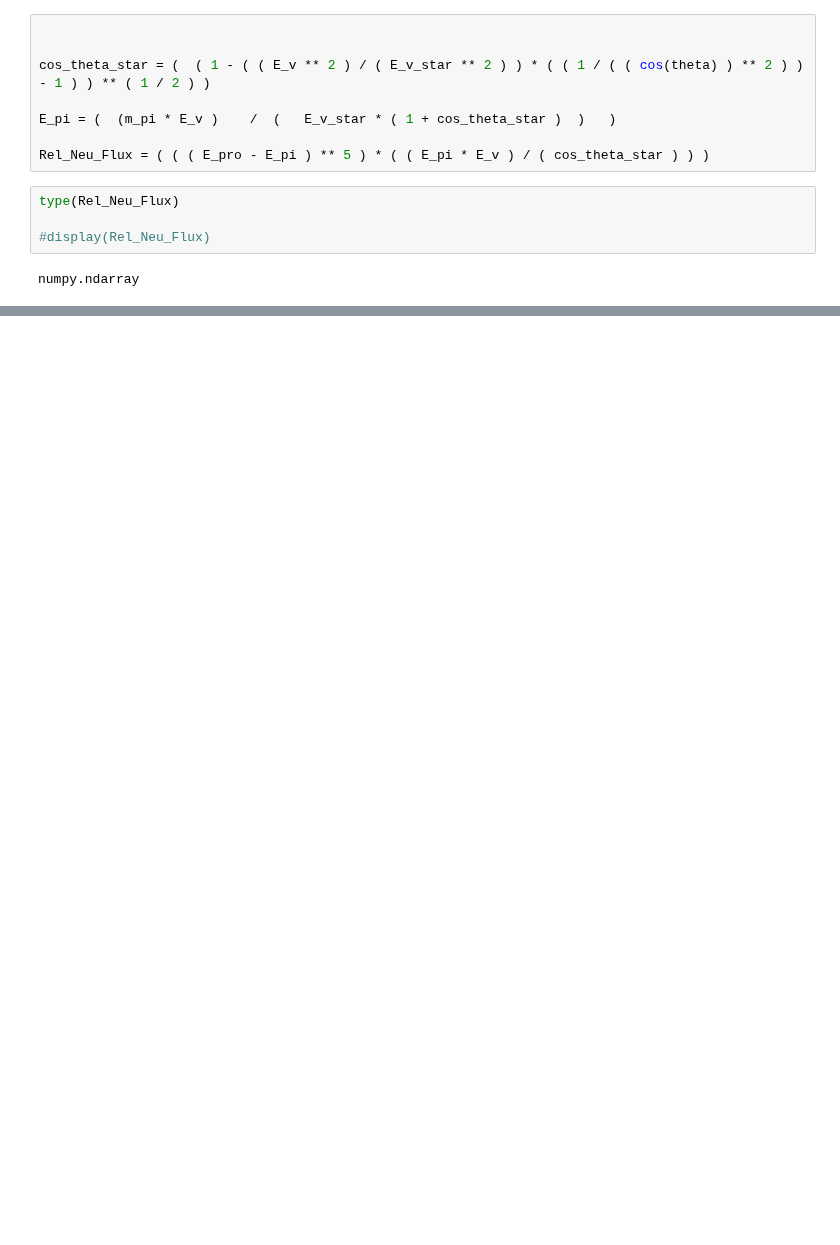
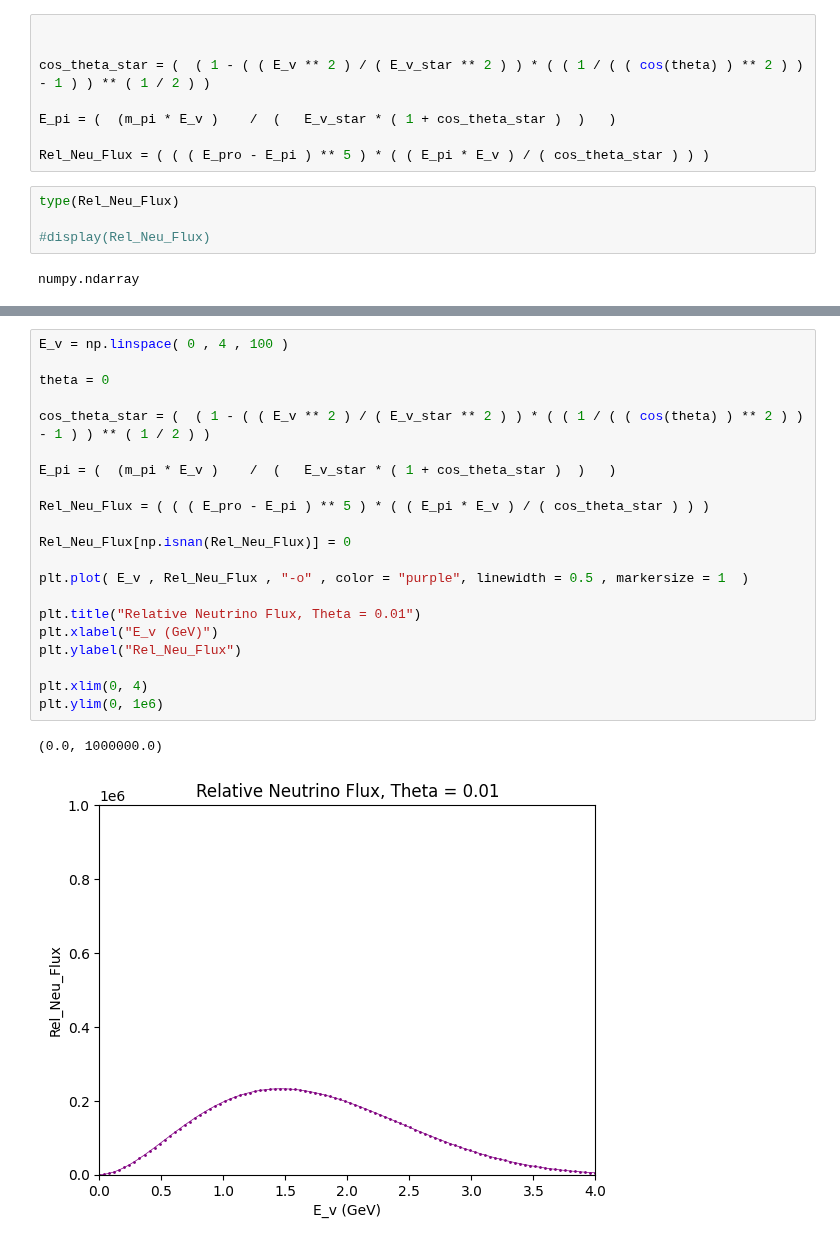
Before and after one commit to MrD0balina/Fourth-Year-Project---Neutrino-Oscillations, a Jupyter notebook: Defining_The_Plotting_Functions_Lists.ipynb, the cells around one changed output, grey strips where cells are left out. Saved outputs shown, nothing was run; the diff lists cells and outputs as text; blank space fills up the shorter version.

```diff
--- a/Defining_The_Plotting_Functions_Lists.ipynb
+++ b/Defining_The_Plotting_Functions_Lists.ipynb
@@ -669,0 +679,24 @@ plt.ylim(0, 1e6)
+# %%
+E_v = np.linspace( 0 , 4 , 100 )
+
+theta = 0
+
+cos_theta_star = (  ( 1 - ( ( E_v ** 2 ) / ( E_v_star ** 2 ) ) * ( ( 1 / ( ( cos(theta) ) ** 2 ) ) - 1 ) ) ** ( 1 / 2 ) )
+
+E_pi = (  (m_pi * E_v )    /  (   E_v_star * ( 1 + cos_theta_star )  )   )
+
+Rel_Neu_Flux = ( ( ( E_pro - E_pi ) ** 5 ) * ( ( E_pi * E_v ) / ( cos_theta_star ) ) )
+
+Rel_Neu_Flux[np.isnan(Rel_Neu_Flux)] = 0
+
+plt.plot( E_v , Rel_Neu_Flux , "-o" , color = "purple", linewidth = 0.5 , markersize = 1  )
+
+plt.title("Relative Neutrino Flux, Theta = 0.01")
+plt.xlabel("E_v (GeV)")
+plt.ylabel("Rel_Neu_Flux")
+
+plt.xlim(0, 4)
+plt.ylim(0, 1e6)
+# %% [output]
+(0.0, 1000000.0)
+[figure, added]
```
Also changed, not shown: parts of 5 cells of this notebook.
